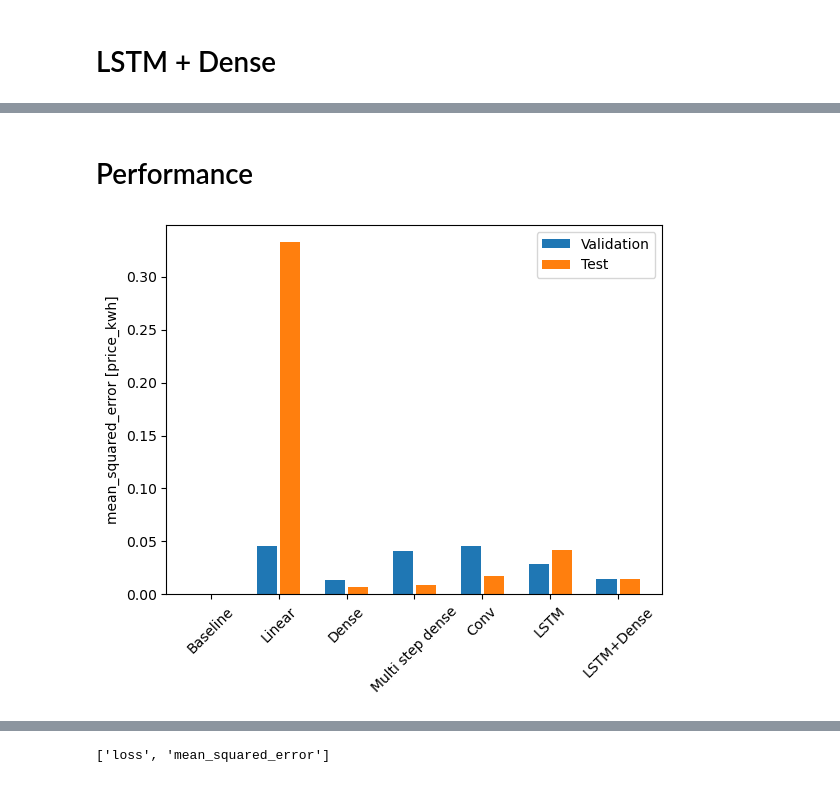
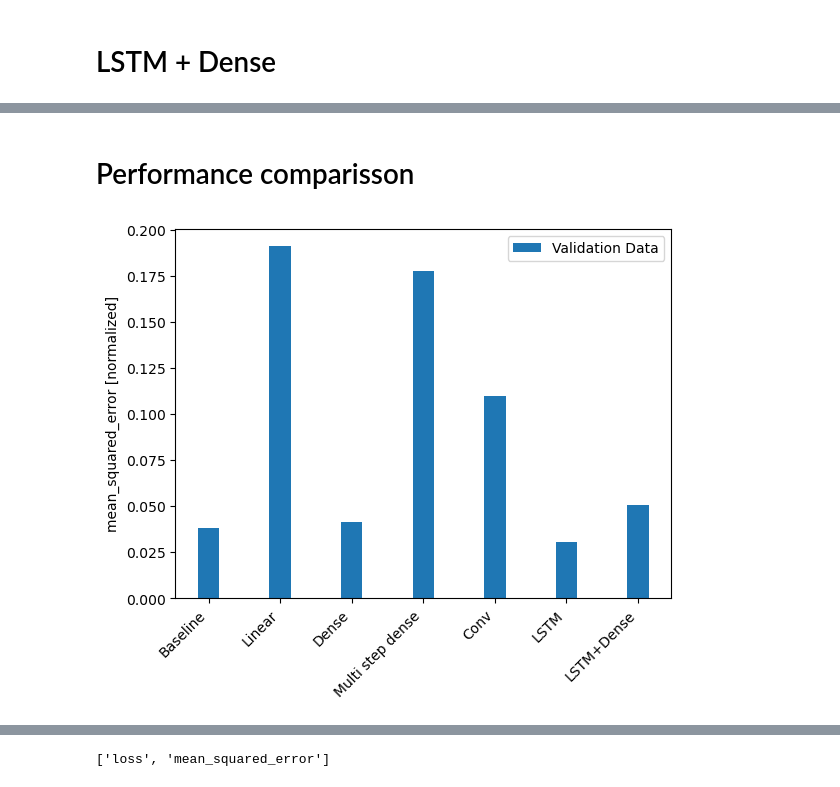
Before and after one commit to michael-fuest/DAiA-EON, a Jupyter notebook: model_performance.ipynb, the cells around one changed output, grey strips where cells are left out. Drawn from its saved outputs; the diff is of its cells as text; code cells hidden in the pictures.

```diff
--- a/model_performance.ipynb
+++ b/model_performance.ipynb
@@ -535,7 +325,7 @@ wide_conv_window.plot(conv_model)
 # %%
 lstm_model = tf.keras.models.Sequential([
     # Shape [batch, time, features] => [batch, time, lstm_units]
-    tf.keras.layers.LSTM(32, return_sequences=True),
+    tf.keras.layers.LSTM(32, return_sequences=False),
     # Shape => [batch, time, features]
     tf.keras.layers.Dense(units=1)
 ])
@@ -548,6 +338,5 @@ Output shape: (32, 10, 1)
 # %%
-history = compile_and_fit(lstm_model, wide_window)
+history = compile_and_fit(lstm_model, my_window)
 
-val_performance['LSTM'] = lstm_model.evaluate(wide_window.val)
-performance['LSTM'] = lstm_model.evaluate(wide_window.test, verbose=0)
+val_performance['LSTM'] = lstm_model.evaluate(my_window.val)
 # %% [output]
@@ -571,8 +346,8 @@ wide_window.plot(lstm_model)
 # %%
 lstm_DNN_model = tf.keras.models.Sequential([
     # Shape [batch, time, features] => [batch, time, lstm_units]
-    tf.keras.layers.LSTM(32, return_sequences=True),
-    tf.keras.layers.Dense(16),
+    tf.keras.layers.LSTM(64, return_sequences=False),
+    tf.keras.layers.Dense(64, activation="sigmoid"),
     # Shape => [batch, time, features]
     tf.keras.layers.Dense(units=1)
 ])
@@ -594,6 +354,5 @@ Output shape: (32, 30, 1)
 # %%
-history = compile_and_fit(lstm_DNN_model, monthly_window)
+myhistory = compile_and_fit(lstm_DNN_model, my_window)
 
-val_performance['LSTM+Dense'] = lstm_DNN_model.evaluate(monthly_window.val)
-performance['LSTM+Dense'] = lstm_DNN_model.evaluate(monthly_window.test, verbose=0)
+val_performance['LSTM+Dense'] = lstm_DNN_model.evaluate(my_window.val)
 # %% [output]
@@ -615,18 +361,17 @@ wide_window.plot(lstm_model)
 # %% [markdown]
-# Performance
+# Performance comparisson
 # %%
-x = np.arange(len(performance))
+x = np.arange(len(val_performance))
 width = 0.3
 metric_name = 'mean_squared_error'
-metric_index = lstm_model.metrics_names.index('mean_squared_error')
-val_mae = [v[metric_index] for v in val_performance.values()]
-test_mae = [v[metric_index] for v in performance.values()]
+metric_index = lstm_model.metrics_names.index(metric_name)
+val_mse = [v[metric_index] for v in val_performance.values()]
 
-plt.ylabel('mean_squared_error [price_kwh]')
-plt.bar(x - 0.17, val_mae, width, label='Validation')
-plt.bar(x + 0.17, test_mae, width, label='Test')
-plt.xticks(ticks=x, labels=performance.keys(),
-           rotation=45)
+plt.ylabel('mean_squared_error [normalized]')
+plt.bar(x, val_mse, width, label='Validation Data')
+plt.xticks(ticks=x, labels=val_performance.keys(),
+           rotation=45, ha = "right")
+#plt.ylim((0,0.2))
 _ = plt.legend()
 # %% [output]
-[figure, old version]
+[figure, new version]
```
Also changed, not shown: parts of 80 cells of this notebook, 1 other file.
